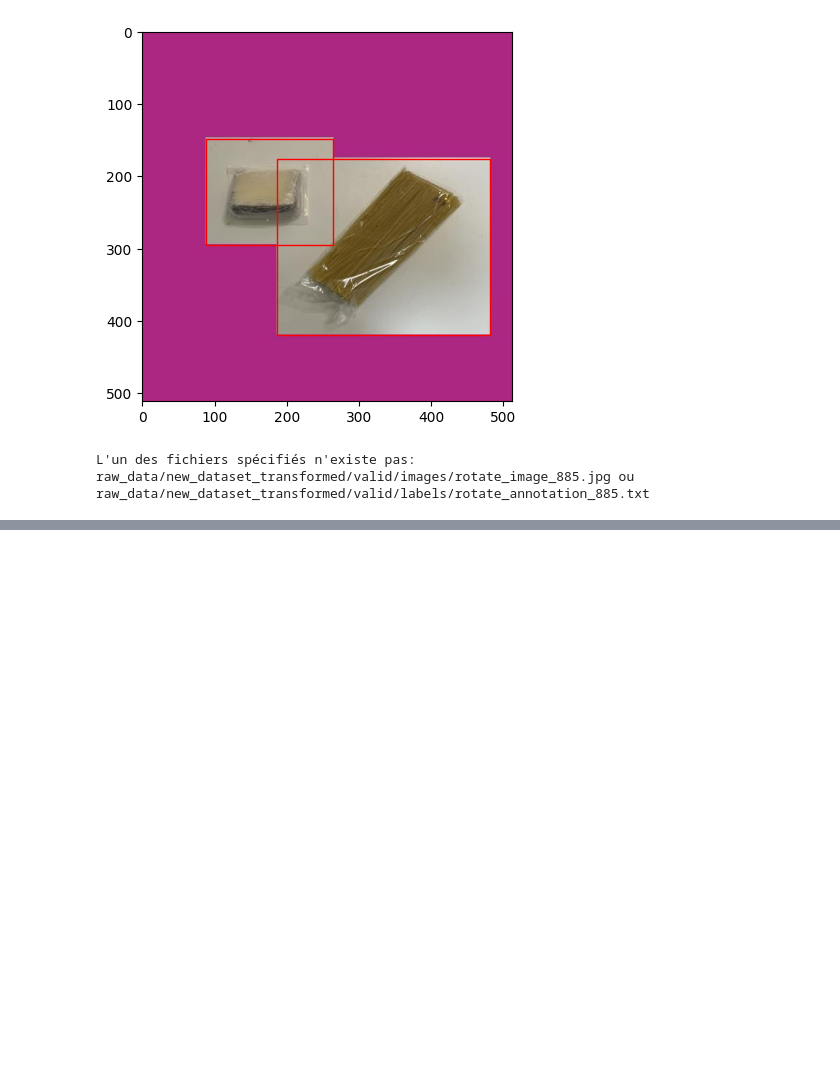
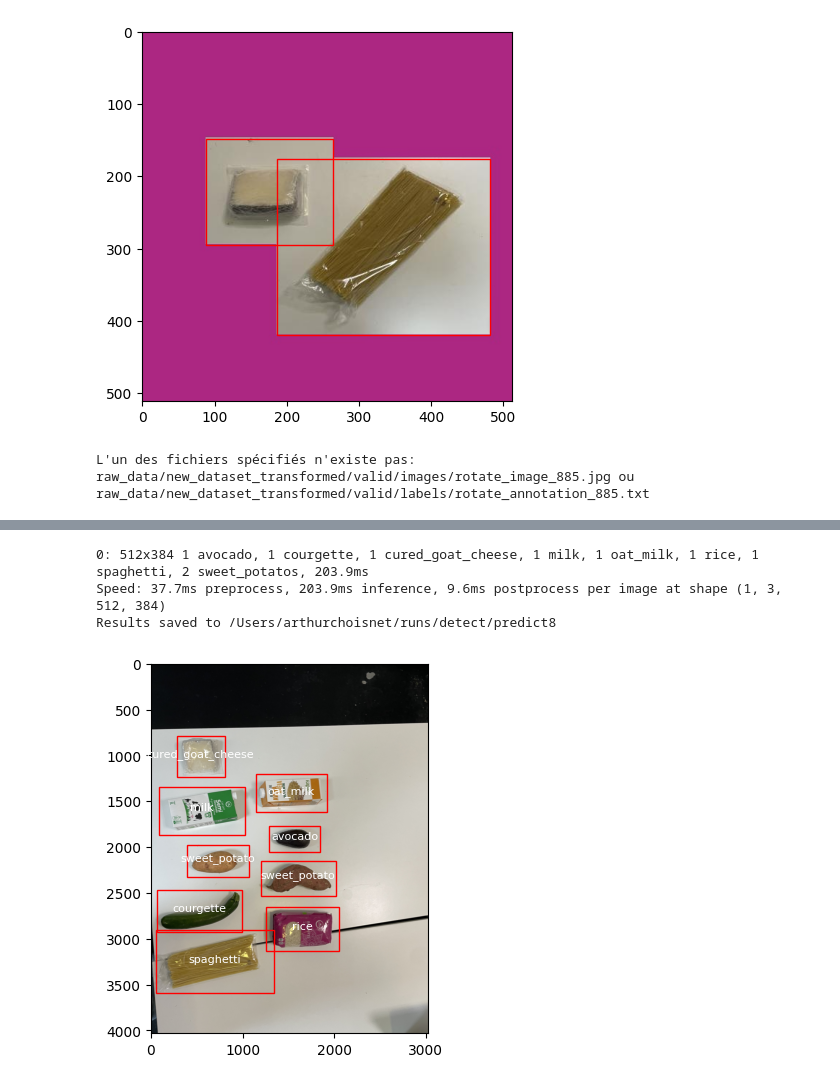
Before and after one commit to monsieurgoodmood/EpicureAi, a Jupyter notebook: notebook/images_generation.ipynb, the cells around one changed output, grey strips where cells are left out. Saved outputs shown, nothing was run; the diff lists cells and outputs as text; code cells hidden in the pictures; blank space fills up the shorter version.

```diff
--- a/notebook/images_generation.ipynb
+++ b/notebook/images_generation.ipynb
@@ -514,0 +565,34 @@ L'un des fichiers spécifiés n'existe pas: raw_data/new_dataset_transformed/val
+# %%
+import matplotlib.pyplot as plt
+import matplotlib.patches as patches
+import cv2
+import numpy as np
+
+def show_image_with_yolo_annotations(image, yolo_results):
+    # Convertir l'image de BGR en RGB si nécessaire
+    if image.shape[-1] == 3:  # image a 3 channels
+        image = cv2.cvtColor(image, cv2.COLOR_BGR2RGB)
+
+    # Afficher l'image
+    fig, ax = plt.subplots(1)
+    ax.imshow(image)
+
+    # Itérer sur les résultats YOLO et dessiner les boîtes englobantes
+    for result in yolo_results:
+        for box, label in zip(result.boxes.xywh, result.boxes.cls):
+            x, y, w, h = box
+            rect = patches.Rectangle((x - w / 2, y - h / 2), w, h, linewidth=1, edgecolor='r', facecolor='none')
+            ax.add_patch(rect)
+            ax.text(x, y, result.names[int(label)], color='white', fontsize=8, ha='center')
+
+    plt.show()
+
+# Exemple d'utilisation
+img = cv2.imread('/Users/arthurchoisnet/code/monsieurgoodmood/EpicureAi/epicureai/app/images/uploaded_image.jpg')
+results = yolo_predict_ingedients(img)
+show_image_with_yolo_annotations(img, results)
+# %% [output]
+0: 512x384 1 avocado, 1 courgette, 1 cured_goat_cheese, 1 milk, 1 oat_milk, 1 rice, 1 spaghetti, 2 sweet_potatos, 203.9ms
+Speed: 37.7ms preprocess, 203.9ms inference, 9.6ms postprocess per image at shape (1, 3, 512, 384)
+Results saved to /Users/arthurchoisnet/runs/detect/predict8
+[figure, added]
```
Also changed, not shown: parts of 3 cells of this notebook, 7 other files.
